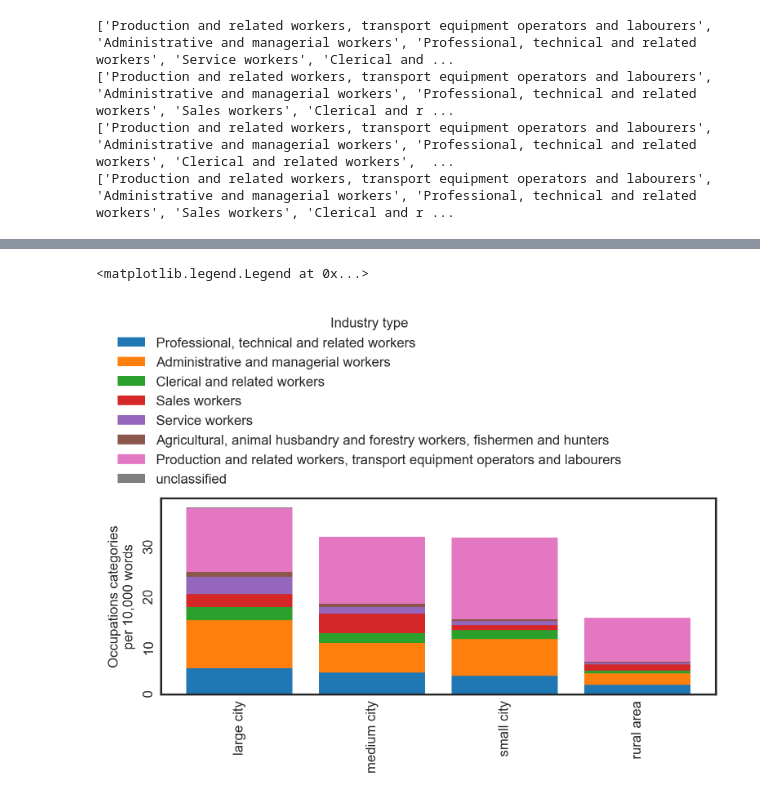
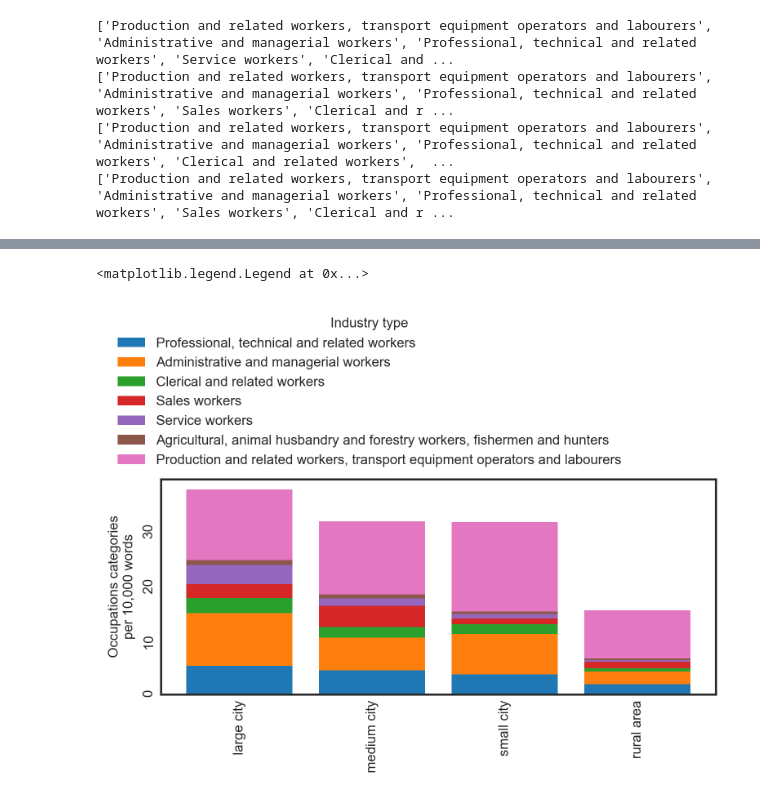
Before and after one commit to sdam-au/social_diversity, a Jupyter notebook: scripts/3_OCCUPS&ORGS_BY-CONTEXT.ipynb, the cells around one changed output, grey strips where cells are left out. Drawn from its saved outputs; the diff is of its cells as text; code cells hidden in the pictures.

```diff
--- a/scripts/3_OCCUPS&ORGS_BY-CONTEXT.ipynb
+++ b/scripts/3_OCCUPS&ORGS_BY-CONTEXT.ipynb
@@ -130,4 +133,0 @@ NameError: name 'LIRE' is not defined
-# %%
-# OCCUPATIONS frequency accross location categories
-for context in ["big", "middle", "rest"]:
-    print(context, LIRE[LIRE["urban_context"]==context]["occups_N"].sum() / len(LIRE[LIRE["urban_context"]==context]))
@@ -153,6 +149,3 @@ large 0.019180720916412222
 medium 0.009672973975724811
 small 0.0104659309861622
 rural 0.004511390328473957
-# %%
-for context in ["big", "middle", "rest"]:
-    print(context, LIRE[LIRE["urban_context"]==context]["organizations_N"].sum() / len(LIRE[LIRE["urban_context"]==context]))
@@ -315,6 +241,3 @@ len(lire_occups_large_medium + lire_occups_small_rural)
 stat_series = []
 for label, data in zip(labels, lire_occups_large_medium + lire_occups_small_rural):
     stat_series.append(pd.Series(data).describe())
-
-for label, data in zip(labels, lire_orgs_large_medium + lire_orgs_small_rural):
-    stat_series.append(pd.Series(data).describe())
@@ -622,18 +529,18 @@ edhcs_data_by_category
 # %%
 fig, ax = plt.subplots(figsize=[5.2,4], tight_layout=True)
 first_bar_cat = hisco_cats_labels[0]
 
 ax.bar(labels, edhcs_data_by_category[first_bar_cat], label=first_bar_cat)
 bottom = edhcs_data_by_category[first_bar_cat]
 
 ax.tick_params(labelrotation=90)
 
-for cat in hisco_cats_labels[1:]:
+for cat in hisco_cats_labels[1:-1]:
     ax.bar(labels, edhcs_data_by_category[cat], bottom = bottom, label=cat)
     bottom += np.array(edhcs_data_by_category[cat])
 ax.set_ylabel("Occupations categories\nper 10,000 words")
 ax.legend(title="Industry type", bbox_to_anchor=(-0.1, 1), loc="lower left", fontsize=8)
 # %% [output]
 <matplotlib.legend.Legend at 0x...>
-[figure, old version]
+[figure, new version]
 # %%
```
Also changed, not shown: parts of 29 cells of this notebook, 25 other files.
